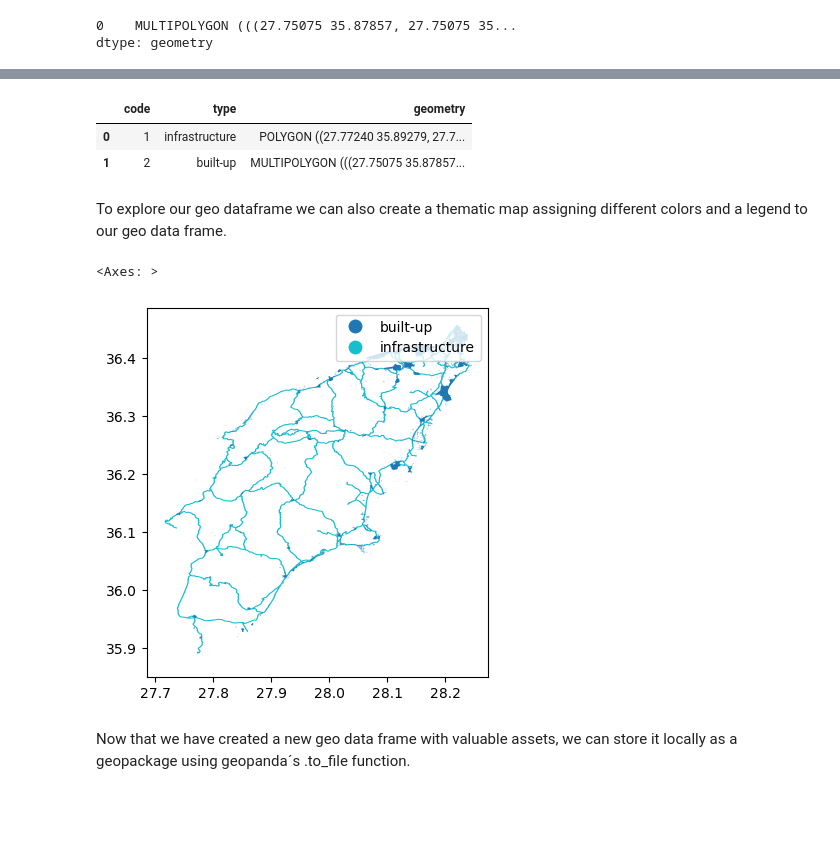
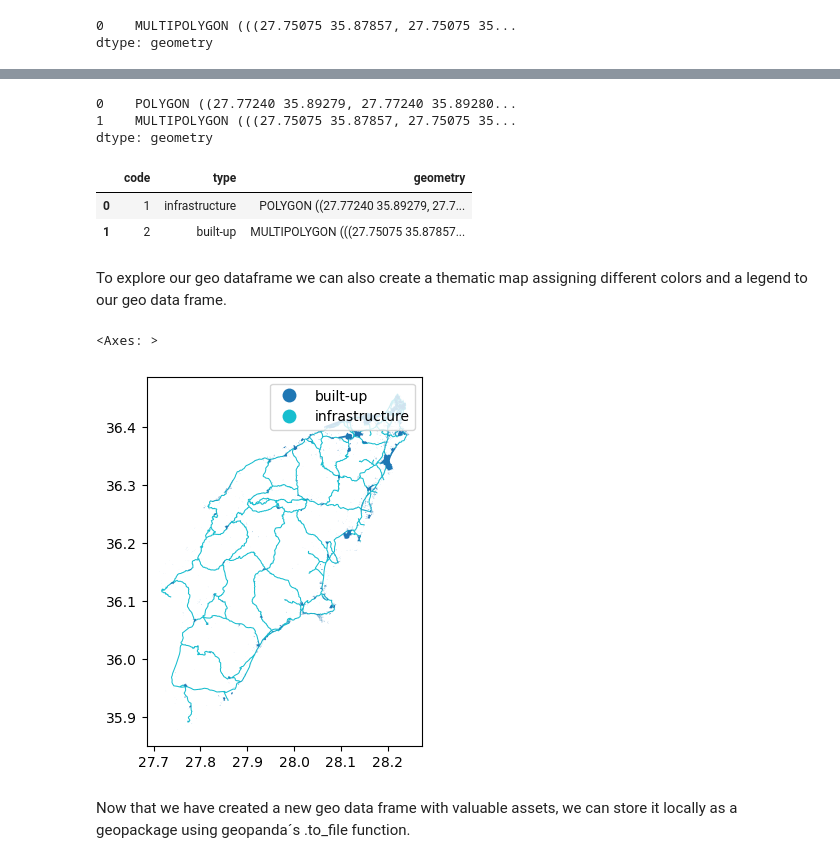
Before and after one commit to esciencecenter-digital-skills/geospatial-python, a Jupyter notebook: notebooks/07-vector-data-in-python.ipynb, the cells around one changed output, grey strips where cells are left out. Saved outputs shown, nothing was run; the diff lists cells and outputs as text; code cells hidden in the pictures; blank space fills up the shorter version.

```diff
--- a/notebooks/07-vector-data-in-python.ipynb
+++ b/notebooks/07-vector-data-in-python.ipynb
@@ -440,16 +440,16 @@ Length: 23375, dtype: geometry
 # %% [markdown]
 The dataset we created has a lot of overlapping geometries, making it unecessary complex for later calculations. We therefore union the newly created geo dataframe by using the `.unary_union` function to union all ploygons into one and then put them into a GeoSeries.
 # %%
-gs_infrastrcture = gpd.GeoSeries(infra_roads_buffer.unary_union)
+gs_infrastrcture = gpd.GeoSeries(infra_roads_buffer.unary_union, crs=builtup_buffer.crs)
 gs_infrastrcture
 # %% [output]
 0    POLYGON ((27.77240 35.89279, 27.77240 35.89280...
 dtype: geometry
 # %%
-gs_builtup = gpd.GeoSeries(builtup_buffer.unary_union)
+gs_builtup = gpd.GeoSeries(builtup_buffer.unary_union, crs=builtup_buffer.crs)
 gs_builtup
 # %% [output]
 0    MULTIPOLYGON (((27.75075 35.87857, 27.75075 35...
 dtype: geometry
 # %%
-gs_target = pd.concat([gs_infrastrcture, gs_builtup]).reset_index(drop=True)
+gs_assets = pd.concat([gs_infrastrcture, gs_builtup]).reset_index(drop=True)
@@ -462,22 +456,28 @@ dtype: geometry
+# %%
+gs_assets
+# %% [output]
+0    POLYGON ((27.77240 35.89279, 27.77240 35.89280...
+1    MULTIPOLYGON (((27.75075 35.87857, 27.75075 35...
+dtype: geometry
 # %%
 data = {'code':[1, 2],
         'type': ['infrastructure', 'built-up' ],
-        'geometry': gs_target}
-gdf_target = gpd.GeoDataFrame(data)
+        'geometry': gs_assets}
+gdf_assets = gpd.GeoDataFrame(data)
-# %%
-gdf_target
-# %% [output]
-|  | code | type | geometry |
-| 0 | 1 | infrastructure | POLYGON ((27.77240 35.89279, 27.7... |
-| 1 | 2 | built-up | MULTIPOLYGON (((27.75075 35.87857... |
+# %%
+gdf_assets
+# %% [output]
+|  | code | type | geometry |
+| 0 | 1 | infrastructure | POLYGON ((27.77240 35.89279, 27.7... |
+| 1 | 2 | built-up | MULTIPOLYGON (((27.75075 35.87857... |
 # %% [markdown]
 To explore our geo dataframe we can also create a thematic map assigning different colors and a legend to our geo data frame.
 # %%
 # Visualize by types
-gdf_target.plot(column='type', legend=True)
+gdf_assets.plot(column='type', legend=True)
 # %% [output]
 <Axes: >
-[figure, old version]
+[figure, new version]
 # %% [markdown]
 Now that we have created a new geo data frame with valuable assets, we can store it locally as a geopackage using geopanda´s .to_file function.
 # %%
```
Also changed, not shown: parts of 6 cells of this notebook.
